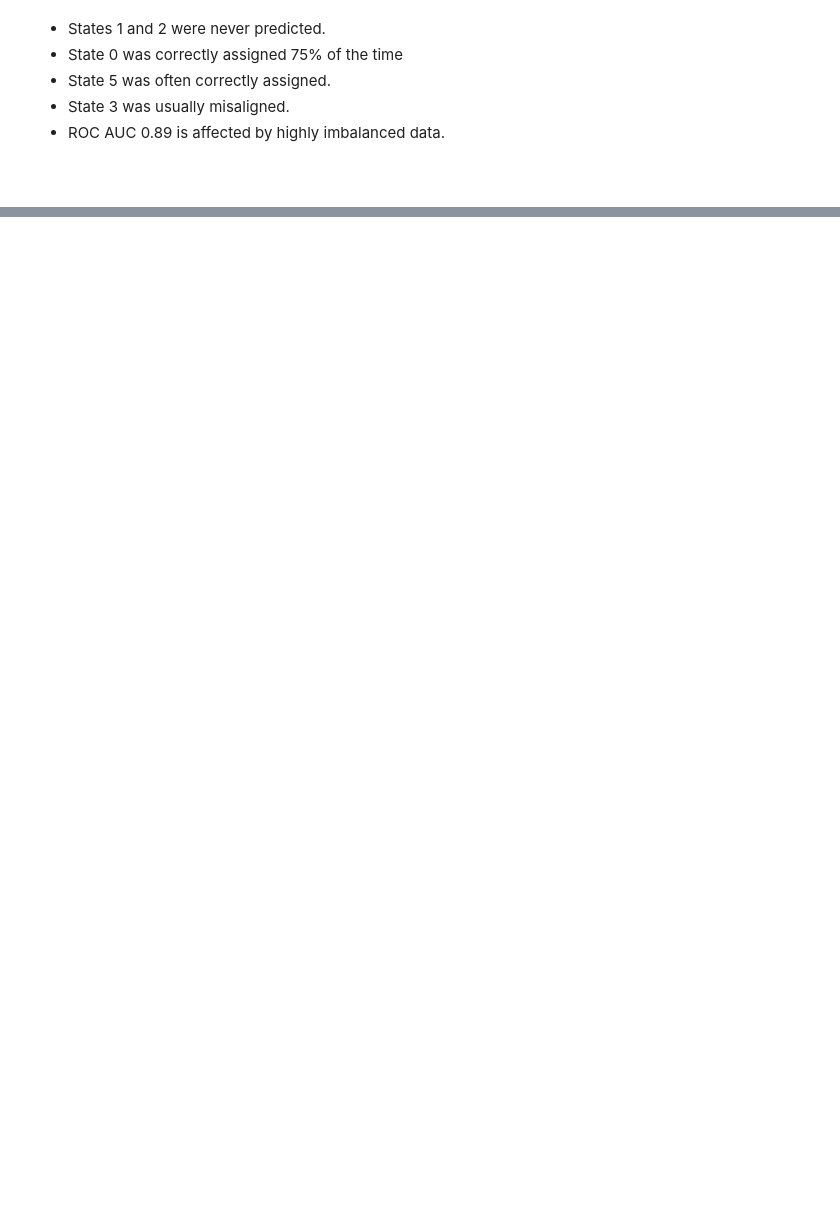
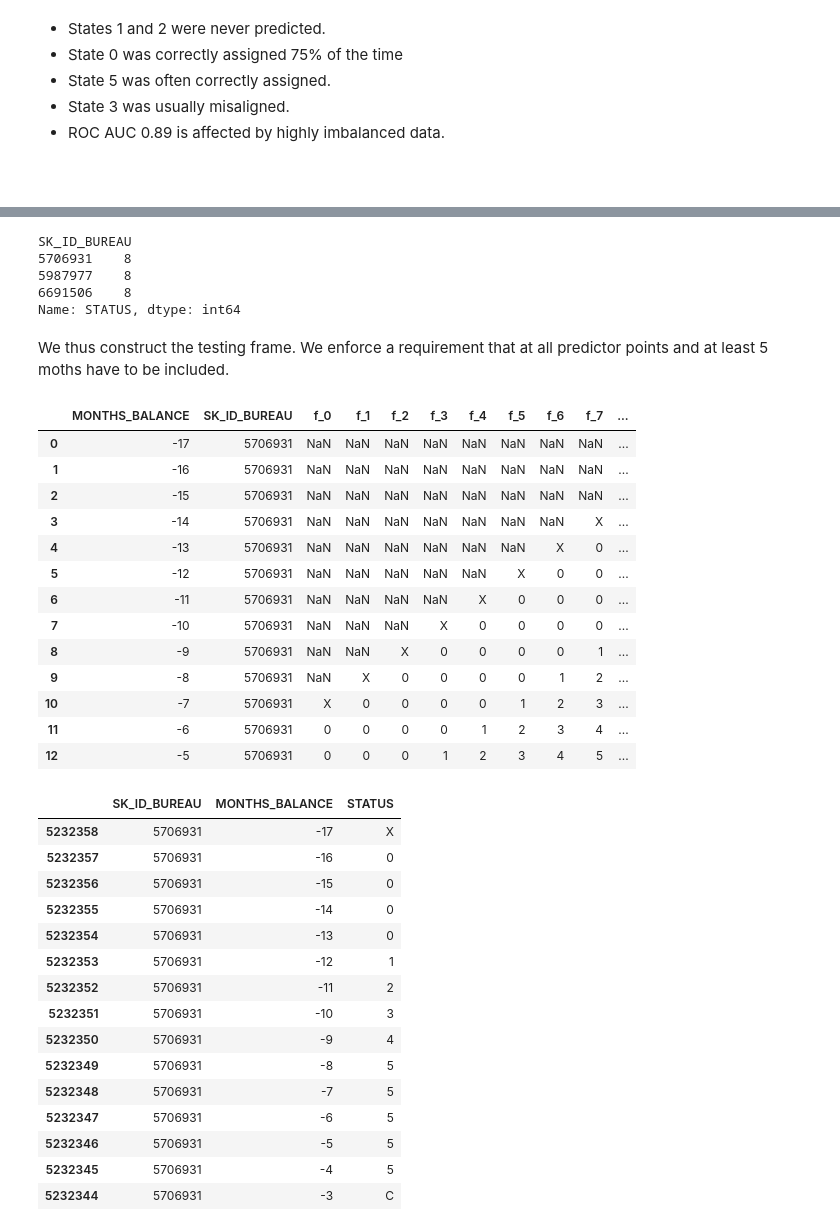
Before and after one commit to Sauciu1/defaulting-risk, a Jupyter notebook: notebooks/nb5_bureau_balance.ipynb, the cells around one changed output, grey strips where cells are left out. Drawn from its saved outputs; the diff is of its cells as text; code cells hidden in the pictures; blank space fills up the shorter version.

```diff
--- a/notebooks/nb5_bureau_balance.ipynb
+++ b/notebooks/nb5_bureau_balance.ipynb
@@ -231,0 +247,57 @@ transition_matrix
+# %%
+bureau_counts = train_data.groupby("SK_ID_BUREAU").size()
+
+short_bureaus = bureau_counts[bureau_counts < 20].index
+
+status_diversity = (
+    train_data[train_data["SK_ID_BUREAU"].isin(short_bureaus)]
+    .groupby("SK_ID_BUREAU")["STATUS"]
+    .nunique()
+    .sort_values(ascending=False)
+)
+
+print(status_diversity.head(3))
+# %% [output]
+SK_ID_BUREAU
+5706931    8
+5987977    8
+6691506    8
+Name: STATUS, dtype: int64
+# %% [markdown]
+We thus construct the testing frame. We enforce a requirement that at all predictor points and at least 5 moths have to be included.
+# %%
+train_sequences = bureau_helper.encode_agg_bureau_balance(train_data[train_data['SK_ID_BUREAU'] == 5706931], lookback=10, forecast=3, include_end_month=True)
+display(train_sequences[train_sequences['SK_ID_BUREAU'] == 5706931])
+
+display(train_data[train_data['SK_ID_BUREAU'] == 5706931])
+# %% [output]
+|  | MONTHS_BALANCE | SK_ID_BUREAU | f_0 | f_1 | f_2 | f_3 | f_4 | f_5 | f_6 | f_7 | ... |
+| 0 | -17 | 5706931 | NaN | NaN | NaN | NaN | NaN | NaN | NaN | NaN | ... |
+| 1 | -16 | 5706931 | NaN | NaN | NaN | NaN | NaN | NaN | NaN | NaN | ... |
+| 2 | -15 | 5706931 | NaN | NaN | NaN | NaN | NaN | NaN | NaN | NaN | ... |
+| 3 | -14 | 5706931 | NaN | NaN | NaN | NaN | NaN | NaN | NaN | X | ... |
+| 4 | -13 | 5706931 | NaN | NaN | NaN | NaN | NaN | NaN | X | 0 | ... |
+| 5 | -12 | 5706931 | NaN | NaN | NaN | NaN | NaN | X | 0 | 0 | ... |
+| 6 | -11 | 5706931 | NaN | NaN | NaN | NaN | X | 0 | 0 | 0 | ... |
+| 7 | -10 | 5706931 | NaN | NaN | NaN | X | 0 | 0 | 0 | 0 | ... |
+| 8 | -9 | 5706931 | NaN | NaN | X | 0 | 0 | 0 | 0 | 1 | ... |
+| 9 | -8 | 5706931 | NaN | X | 0 | 0 | 0 | 0 | 1 | 2 | ... |
+| 10 | -7 | 5706931 | X | 0 | 0 | 0 | 0 | 1 | 2 | 3 | ... |
+| 11 | -6 | 5706931 | 0 | 0 | 0 | 0 | 1 | 2 | 3 | 4 | ... |
+| 12 | -5 | 5706931 | 0 | 0 | 0 | 1 | 2 | 3 | 4 | 5 | ... |
+|  | SK_ID_BUREAU | MONTHS_BALANCE | STATUS |
+| 5232358 | 5706931 | -17 | X |
+| 5232357 | 5706931 | -16 | 0 |
+| 5232356 | 5706931 | -15 | 0 |
+| 5232355 | 5706931 | -14 | 0 |
+| 5232354 | 5706931 | -13 | 0 |
+| 5232353 | 5706931 | -12 | 1 |
+| 5232352 | 5706931 | -11 | 2 |
+| 5232351 | 5706931 | -10 | 3 |
+| 5232350 | 5706931 | -9 | 4 |
+| 5232349 | 5706931 | -8 | 5 |
+| 5232348 | 5706931 | -7 | 5 |
+| 5232347 | 5706931 | -6 | 5 |
+| 5232346 | 5706931 | -5 | 5 |
+| 5232345 | 5706931 | -4 | 5 |
+| 5232344 | 5706931 | -3 | C |
```
Also changed, not shown: parts of 22 cells of this notebook, 6 other files.
